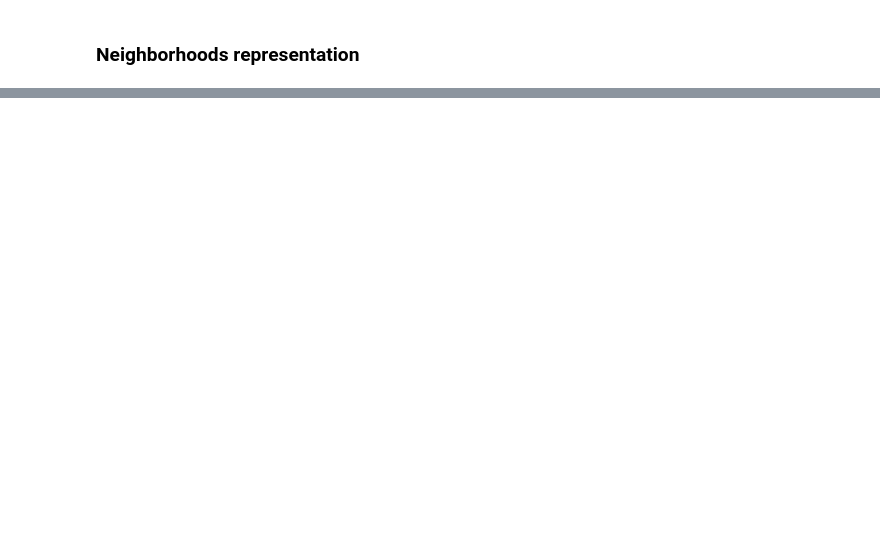
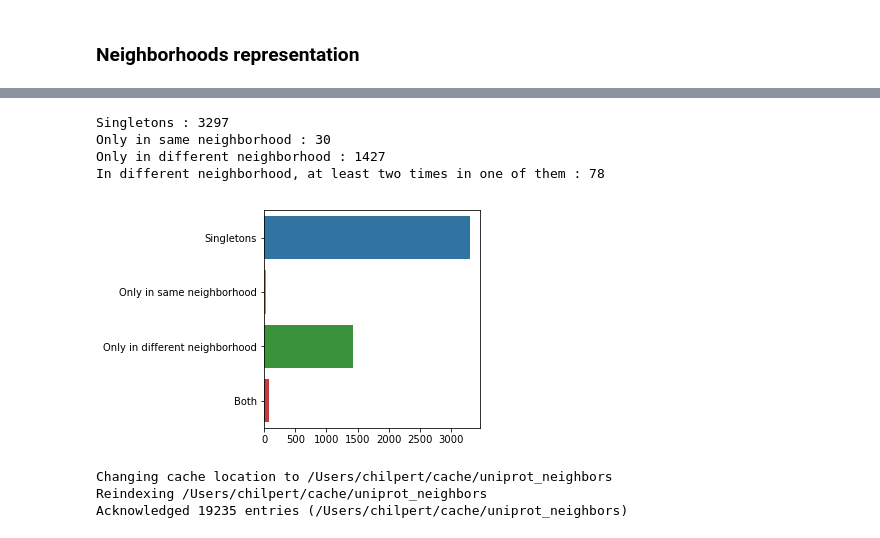
Before and after one commit to MMSB-MOBI/NOX_analysis, a Jupyter notebook: notebook/Neighborhood_analysis.ipynb, the cells around one changed output, grey strips where cells are left out. Saved outputs shown, nothing was run; the diff lists cells and outputs as text; code cells hidden in the pictures; blank space fills up the shorter version.

```diff
--- a/notebook/Neighborhood_analysis.ipynb
+++ b/notebook/Neighborhood_analysis.ipynb
@@ -498,3 +536,20 @@ for c in dic_cluster :
         product_annotation_dic[c] = "hypothetical protein"
     elif len(set(product)) == 1:
         product_annotation_dic[c] = product[0]
+# %%
+o_name = open("/Volumes/arwen/mobi/group/NOX_clean/results/Neighborhood/clusters_list_annotated_name.txt" , "w")
+for c in product_annotation_dic:
+    o_name.write(str(c) + "\n")
+o_name.close()
+o_go = open("/Volumes/arwen/mobi/group/NOX_clean/results/Neighborhood/clusters_list_annotated_go.txt" , "w")
+for c in go_annotation_dic:
+    o_go.write(str(c) + "\n")
+o_go.close()
+o_kw = open("/Volumes/arwen/mobi/group/NOX_clean/results/Neighborhood/clusters_list_annotated_kw.txt" , "w")
+for c in kw_annotation_dic:
+    o_kw.write(str(c) + "\n")
+o_kw.close()
+o_interpro = open("/Volumes/arwen/mobi/group/NOX_clean/results/Neighborhood/clusters_list_annotated_interpro.txt" , "w")
+for c in interpro_annotation_dic:
+    o_interpro.write(str(c) + "\n")
+o_interpro.close()
@@ -797,0 +1043,42 @@ for d in graphs_save:
+# %%
+dic_cluster = new_dic_cluster
+# %%
+for c in dic_cluster:
+    if len(dic_cluster[c]['details']) == 1:
+        dic_cluster[c]["type"] = "singleton"
+    else:
+        nb_prot = len(dic_cluster[c]["details"])
+        nox = set([p.split("+")[0] for p in dic_cluster[c]["details"]])
+        if len(nox) == 1:
+            dic_cluster[c]["type"] = "only_in_same_neighborhood"
+        elif len(nox) == nb_prot :
+            dic_cluster[c]["type"] = "only_in_different_neighborhood"
+        else:
+            dic_cluster[c]["type"] = "both"
+
+nb_singleton = len([c for c in dic_cluster if dic_cluster[c]["type"] == "singleton"])
+nb_same_neighborhood = len([c for c in dic_cluster if dic_cluster[c]["type"]=="only_in_same_neighborhood"])
+nb_unique_neighborhood = len([c for c in dic_cluster if dic_cluster[c]["type"] == "only_in_different_neighborhood"])
+nb_both = len([c for c in dic_cluster if dic_cluster[c]["type"] == "both"])
+y = ["Singletons", "Only in same neighborhood", "Only in different neighborhood", "Both"]
+x = [nb_singleton, nb_same_neighborhood, nb_unique_neighborhood, nb_both]
+plot = sns.barplot(x,y)
+plt.subplots_adjust(left=0.4)
+plot.get_figure().savefig("/Users/chilpert/Results/NOX_visu_clean/Neighborhood/clusters_types.pdf")
+print("Singletons :", nb_singleton)
+print("Only in same neighborhood :", nb_same_neighborhood)
+print("Only in different neighborhood :", nb_unique_neighborhood)
+print("In different neighborhood, at least two times in one of them :", nb_both)
+# %% [output]
+Singletons : 3297
+Only in same neighborhood : 30
+Only in different neighborhood : 1427
+In different neighborhood, at least two times in one of them : 78
+[figure, added]
+# %%
+uColl = uniprot.getUniprotCollection()
+uColl.setCache("/Users/chilpert/cache/uniprot_neighbors")
+# %% [output]
+Changing cache location to /Users/chilpert/cache/uniprot_neighbors
+Reindexing /Users/chilpert/cache/uniprot_neighbors
+Acknowledged 19235 entries (/Users/chilpert/cache/uniprot_neighbors)
```
Also changed, not shown: parts of 123 cells of this notebook, 15 other files.
